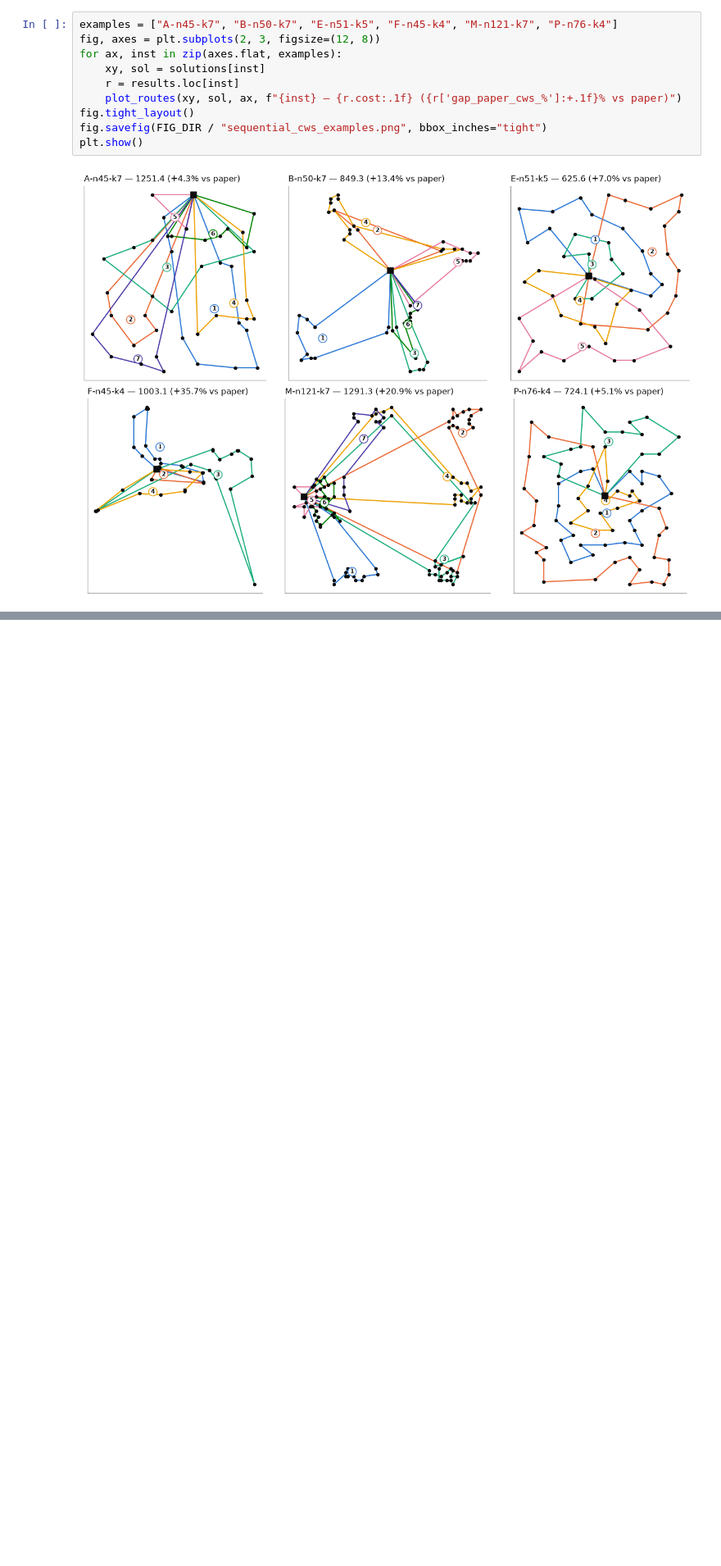
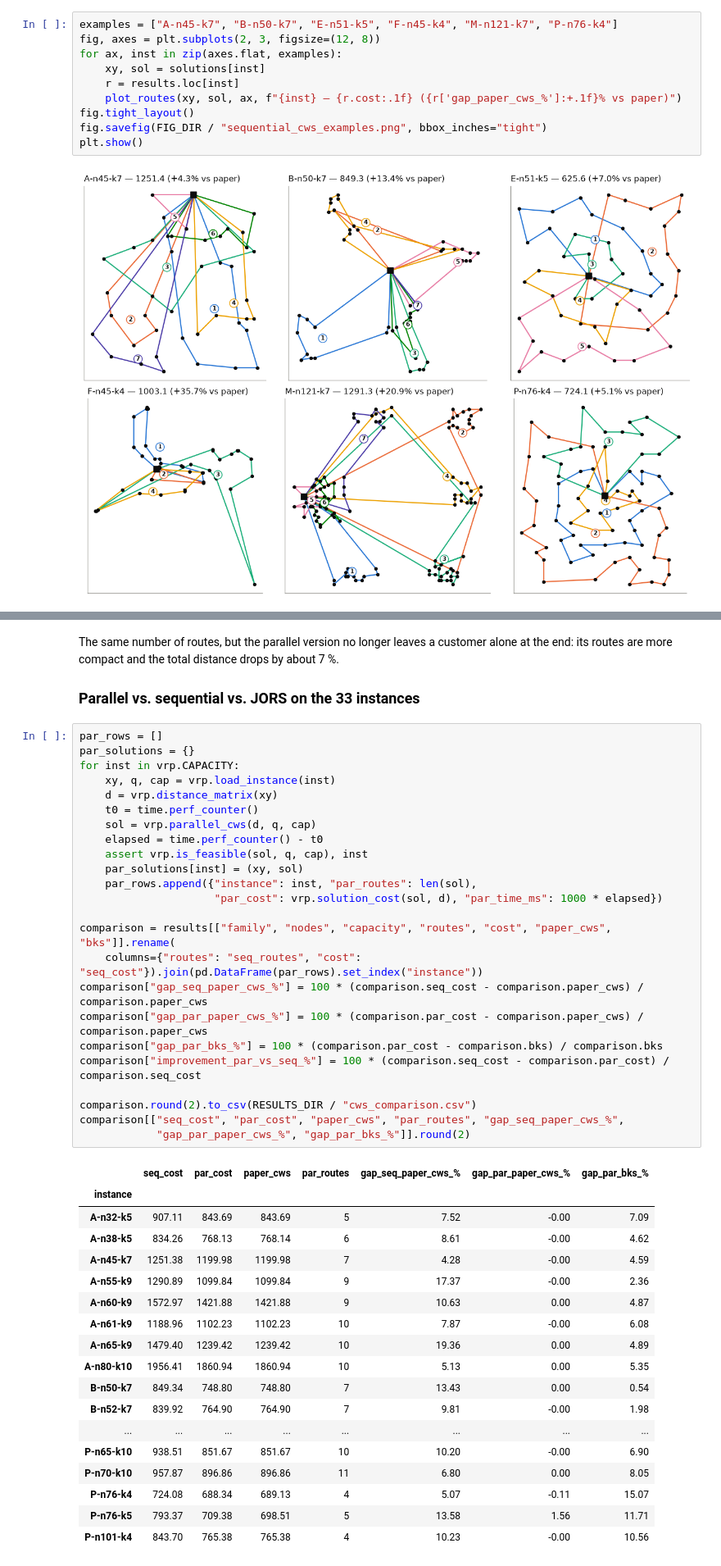
Before and after one commit to Inurria979/Heuristic-Algorithms-in-Transport-and-Finance, a Jupyter notebook: VRP/src/vrp.ipynb, the cells around one changed output, grey strips where cells are left out. Shown at 82% size. Cells and saved outputs as stored; diff of their text form; blank space fills up the shorter version.

```diff
--- a/VRP/src/vrp.ipynb
+++ b/VRP/src/vrp.ipynb
@@ -377,0 +424,48 @@ plt.show()
+# %% [markdown]
+The same number of routes, but the parallel version no longer leaves a customer alone at the
+end: its routes are more compact and the total distance drops by about 7 %.
+
+### Parallel vs. sequential vs. JORS on the 33 instances
+# %%
+par_rows = []
+par_solutions = {}
+for inst in vrp.CAPACITY:
+    xy, q, cap = vrp.load_instance(inst)
+    d = vrp.distance_matrix(xy)
+    t0 = time.perf_counter()
+    sol = vrp.parallel_cws(d, q, cap)
+    elapsed = time.perf_counter() - t0
+    assert vrp.is_feasible(sol, q, cap), inst
+    par_solutions[inst] = (xy, sol)
+    par_rows.append({"instance": inst, "par_routes": len(sol),
+                     "par_cost": vrp.solution_cost(sol, d), "par_time_ms": 1000 * elapsed})
+
+comparison = results[["family", "nodes", "capacity", "routes", "cost", "paper_cws", "bks"]].rename(
+    columns={"routes": "seq_routes", "cost": "seq_cost"}).join(pd.DataFrame(par_rows).set_index("instance"))
+comparison["gap_seq_paper_cws_%"] = 100 * (comparison.seq_cost - comparison.paper_cws) / comparison.paper_cws
+comparison["gap_par_paper_cws_%"] = 100 * (comparison.par_cost - comparison.paper_cws) / comparison.paper_cws
+comparison["gap_par_bks_%"] = 100 * (comparison.par_cost - comparison.bks) / comparison.bks
+comparison["improvement_par_vs_seq_%"] = 100 * (comparison.seq_cost - comparison.par_cost) / comparison.seq_cost
+
+comparison.round(2).to_csv(RESULTS_DIR / "cws_comparison.csv")
+comparison[["seq_cost", "par_cost", "paper_cws", "par_routes", "gap_seq_paper_cws_%",
+            "gap_par_paper_cws_%", "gap_par_bks_%"]].round(2)
+# %% [output]
+|  | seq_cost | par_cost | paper_cws | par_routes | gap_seq_paper_cws_% | gap_par_paper_cws_% | gap_par_bks_% |
+| instance |  |  |  |  |  |  |  |
+| A-n32-k5 | 907.11 | 843.69 | 843.69 | 5 | 7.52 | -0.00 | 7.09 |
+| A-n38-k5 | 834.26 | 768.13 | 768.14 | 6 | 8.61 | -0.00 | 4.62 |
+| A-n45-k7 | 1251.38 | 1199.98 | 1199.98 | 7 | 4.28 | -0.00 | 4.59 |
+| A-n55-k9 | 1290.89 | 1099.84 | 1099.84 | 9 | 17.37 | -0.00 | 2.36 |
+| A-n60-k9 | 1572.97 | 1421.88 | 1421.88 | 9 | 10.63 | 0.00 | 4.87 |
+| A-n61-k9 | 1188.96 | 1102.23 | 1102.23 | 10 | 7.87 | -0.00 | 6.08 |
+| A-n65-k9 | 1479.40 | 1239.42 | 1239.42 | 10 | 19.36 | 0.00 | 4.89 |
+| A-n80-k10 | 1956.41 | 1860.94 | 1860.94 | 10 | 5.13 | 0.00 | 5.35 |
+| B-n50-k7 | 849.34 | 748.80 | 748.80 | 7 | 13.43 | 0.00 | 0.54 |
+| B-n52-k7 | 839.92 | 764.90 | 764.90 | 7 | 9.81 | -0.00 | 1.98 |
+| ... | ... | ... | ... | ... | ... | ... | ... |
+| P-n65-k10 | 938.51 | 851.67 | 851.67 | 10 | 10.20 | -0.00 | 6.90 |
+| P-n70-k10 | 957.87 | 896.86 | 896.86 | 11 | 6.80 | 0.00 | 8.05 |
+| P-n76-k4 | 724.08 | 688.34 | 689.13 | 4 | 5.07 | -0.11 | 15.07 |
+| P-n76-k5 | 793.37 | 709.38 | 698.51 | 5 | 13.58 | 1.56 | 11.71 |
+| P-n101-k4 | 843.70 | 765.38 | 765.38 | 4 | 10.23 | -0.00 | 10.56 |
```
Also changed, not shown: parts of 11 cells of this notebook, 8 other files.
